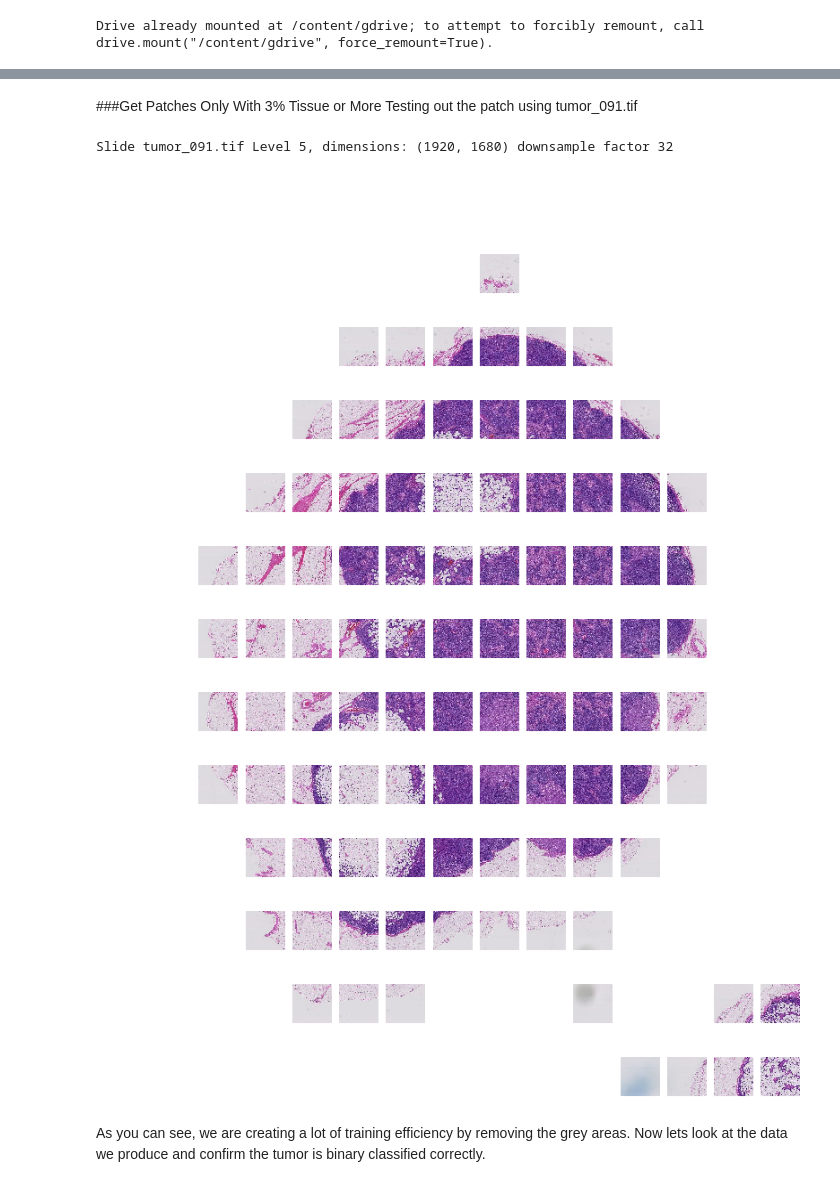
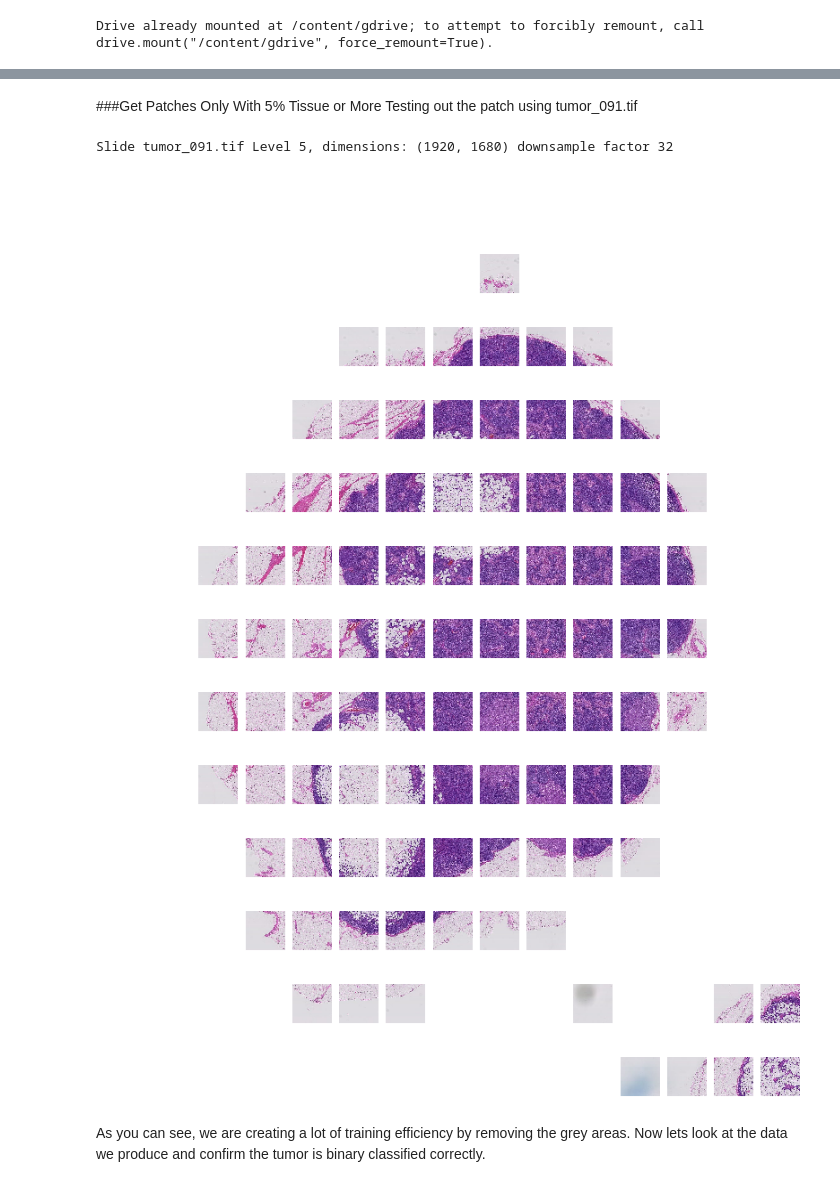
Before and after one commit to muftaye/deep_cancer_imaging, a Jupyter notebook: final_project.ipynb, the cells around one changed output, grey strips where cells are left out. Cells and saved outputs as stored; diff of their text form; code cells hidden in the pictures.

```diff
--- a/final_project.ipynb
+++ b/final_project.ipynb
@@ -242,7 +242,7 @@ Drive already mounted at /content/gdrive; to attempt to forcibly remount, call d
  tumor_031.tif        tumor_081_mask.tif
 # %% [markdown]
 
-###Get Patches Only With 3% Tissue or More
+###Get Patches Only With 5% Tissue or More
 Testing out the patch using tumor_091.tif
 # %%
 #create blank image
@@ -250,7 +250,9 @@ n = 1
 blank_img = [[[255 for k in range(3)] for j in range(n)] for i in range(n)]
 
 #function to get good patches only
-def get_good_patches(slide, tumor_mask, level=5, size=128, percent=5, plot=False, slide_path=""):
+def get_good_patches(slide, tumor_mask, slideId,
+                     slide_path="", slide_dir='/content/gdrive/My Drive/slides/',
+                     level=5, size=128, percent=5, plot=False, save=False):
   #set data
   data=[]
   #get factor
@@ -301,29 +303,42 @@ def get_good_patches(slide, tumor_mask, level=5, size=128, percent=5, plot=False
         if tumorSum > 0:
           isTumor=1
 
-        data.append({'slide_path':slide_path, 'level':level, 'size':size, 'patch_x':w, 'patch_y':h, 'tumor':isTumor})
+        #save the patch images for later use
+        if isTumor==1:
+          patch_path = slide_dir + 'tumor/' + str(slideId) + '_lvl_' + str(level) + '_x_' + str(w) + '_y_' + str(h) + '.jpg'
+          mask_path = slide_dir + 'tumor/' + str(slideId) + '_lvl_' + str(level) + '_x_' + str(w) + '_y_' + str(h) + '_mask.jpg'
+        else:
+          patch_path = slide_dir + 'no_tumor/' + str(slideId) + '_lvl_' + str(level) + '_x_' + str(w) + '_y_' + str(h) + '.jpg'
+          mask_path = slide_dir + 'no_tumor/' + str(slideId) + '_lvl_' + str(level) + '_x_' + str(w) + '_y_' + str(h) + '_mask.jpg'
+
+        if save:
+          plt.imsave(patch_path, region)
+          plt.imsave(mask_path, tumor_region)
+
+        #add data
+        data.append({'slide_path':slide_path, 'patch_path':patch_path, 'level':level, 'size':size, 'patch_x':w, 'patch_y':h, 'tumor':isTumor})
 
   #return data
   return data
 # %%
-#test out the slide with 3% tissue
+#test out the slide with 5% tissue
 level=5
 size=128 #128 by 128 grid
 
-trial_data = get_good_patches(slide, tumor_mask, level, size, percent=3, plot=True, slide_path=slide_path)
+trial_data = get_good_patches(slide, tumor_mask, slideId='091', slide_path=slide_path, level=level, size=size, percent=5, plot=True)
 # %% [output]
 Slide tumor_091.tif Level 5, dimensions: (1920, 1680) downsample factor 32
 [figure]
 [figure]
 [figure]
 [figure]
 [figure]
 [figure]
 [figure]
 [figure]
-[figure, old version]
+[figure, new version]
 [figure]
-[figure, old version]
+[figure, new version]
 [figure]
 [figure]
 # %% [markdown]
```
Also changed, not shown: parts of 2 cells of this notebook.
